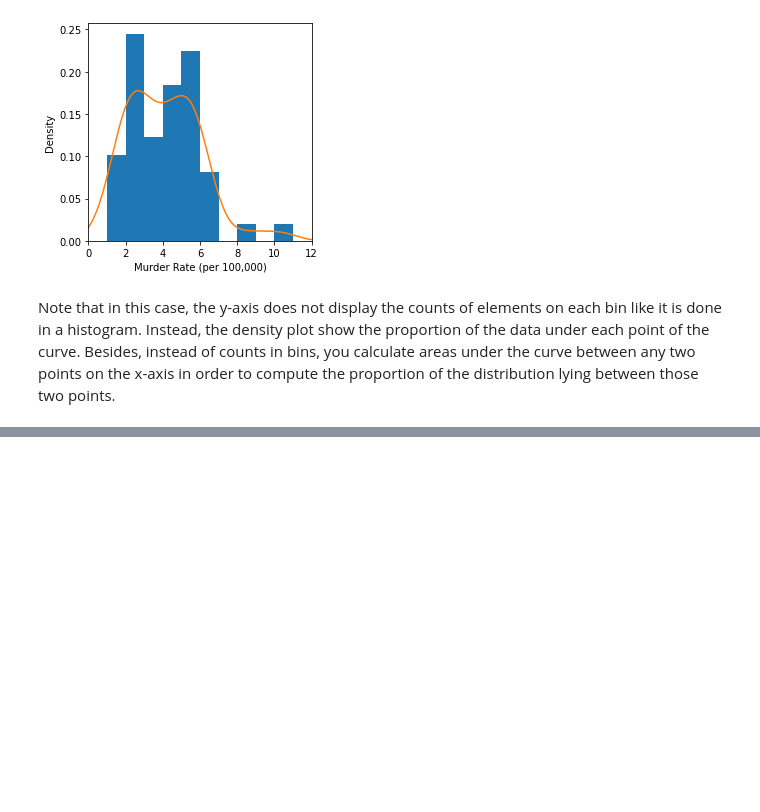
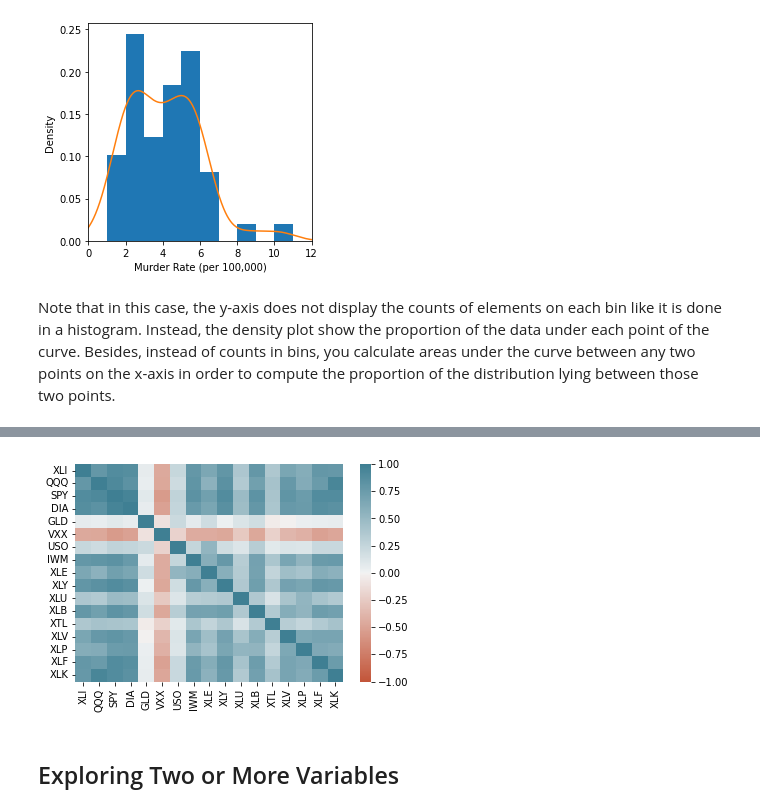
Before and after one commit to alexandrehsd/practical-statistics-notes, a Jupyter notebook: python/ch01_exploratory_data_analysis.ipynb, the cells around one changed output, grey strips where cells are left out. Saved outputs shown, nothing was run; the diff lists cells and outputs as text; code cells hidden in the pictures; blank space fills up the shorter version.

```diff
--- a/python/ch01_exploratory_data_analysis.ipynb
+++ b/python/ch01_exploratory_data_analysis.ipynb
@@ -182,0 +209,21 @@ Note that in this case, the y-axis does not display the counts of elements on ea
+# %%
+sp500_sym = pd.read_csv("../data/sp500_sectors.csv")
+sp500_px = pd.read_csv("../data/sp500_data.csv.gz", index_col=0)
+# %%
+# plot heat map of the correlation matrix
+import seaborn as sns
+
+etfs = sp500_px.loc[sp500_px.index > "2012-07-01",
+                    sp500_sym[sp500_sym["sector"] == "etf"]["symbol"]]
+
+fig, ax = plt.subplots(1, 1)
+
+sns.heatmap(etfs.corr(), vmin=-1, vmax=1,
+            cmap=sns.diverging_palette(20, 220, as_cmap=True),
+            ax=ax)
+
+plt.show()
+# %% [output]
+[figure, added]
+# %% [markdown]
+## Exploring Two or More Variables
```
Also changed, not shown: parts of 13 cells of this notebook.
